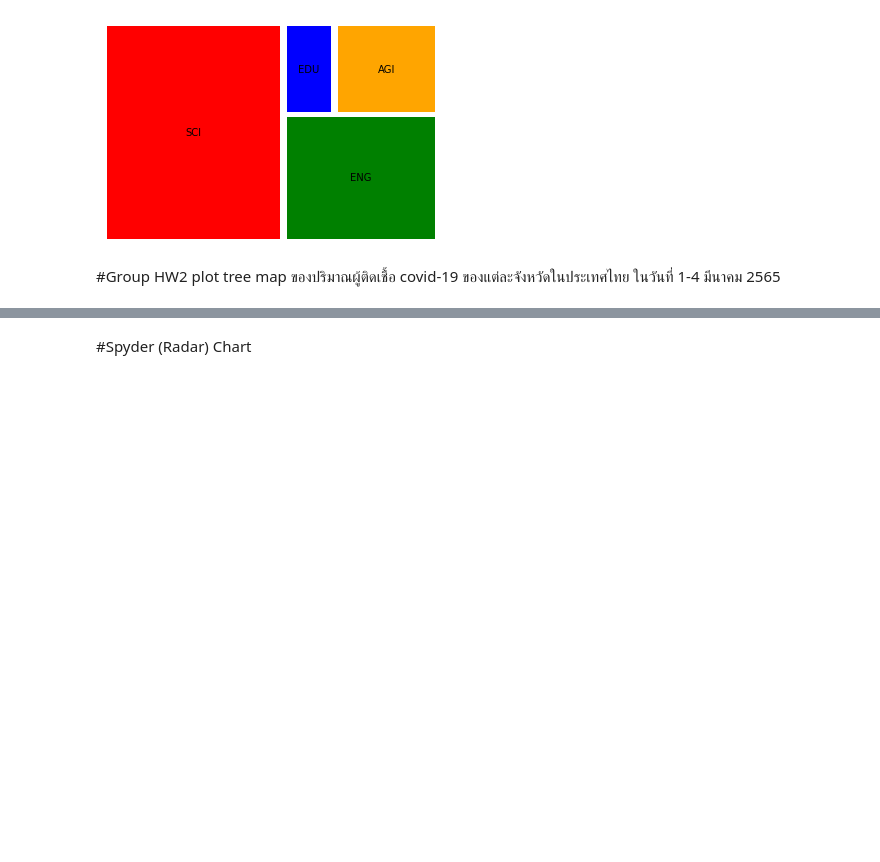
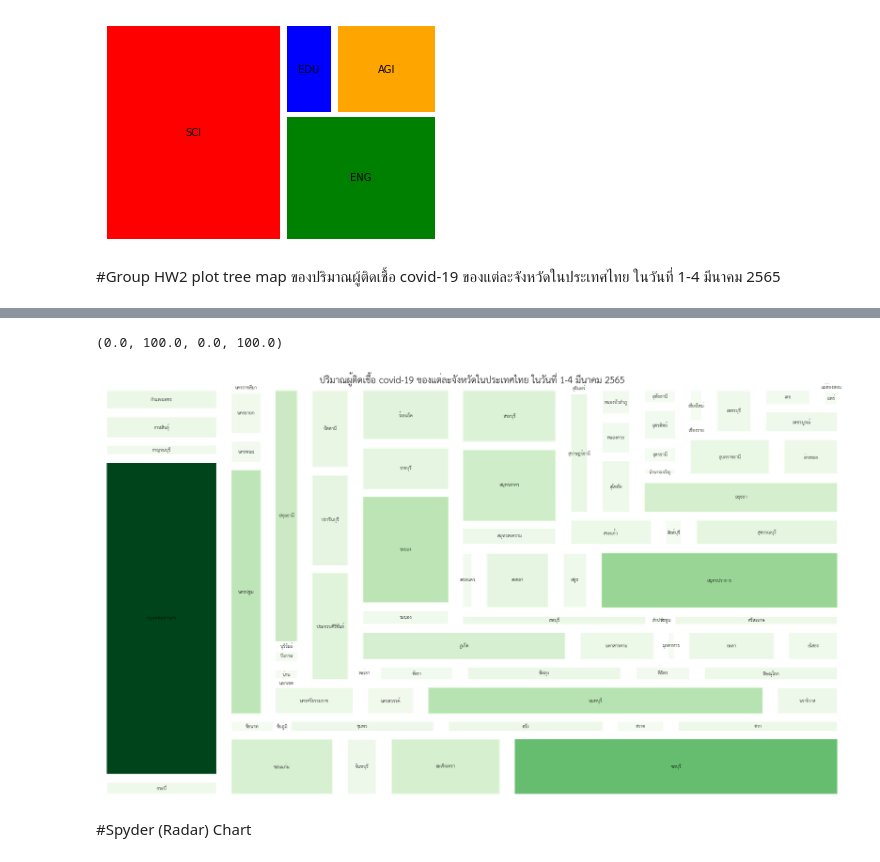
Before and after one commit to Nunticha24/data_viz_2022, a Jupyter notebook: DataViz04_Data_Comparison.ipynb, the cells around one changed output, grey strips where cells are left out. Saved outputs shown, nothing was run; the diff lists cells and outputs as text; code cells hidden in the pictures; blank space fills up the shorter version.

Commit message:
เสร็จ Group HW2

```diff
--- a/DataViz04_Data_Comparison.ipynb
+++ b/DataViz04_Data_Comparison.ipynb
@@ -428,0 +482,3 @@ plot tree map ของปริมาณผู้ติดเชื้อ covid
+# %%
+data_cases1_drop = data_cases1.dropna() #.dropna() ลบข้อมูลที่เป็น NaN ออก
+data_cases1_drop #แสดงค่าออกมา
@@ -428,0 +541,5 @@ plot tree map ของปริมาณผู้ติดเชื้อ covid
+# %%
+data_gb = data_cases1_drop.groupby('province_of_onset')['No.'].count() #โดยการเเบ่งกลุ่มเเต่ละจังหวัดว่ามีกี่คน เเละ .count เพื่อนำมานับจำนวนสมาชิกในตาราง pandans
+df_gb1 = pd.DataFrame(data_gb)
+df_gb2_noindex = df_gb1.reset_index() #reset_index ใช้เพื่อสำหรับลบช่องว่าง
+df_gb2_noindex
@@ -428,0 +566,4 @@ plot tree map ของปริมาณผู้ติดเชื้อ covid
+# %%
+import matplotlib as mpl #ให้ matplotlib เรียกว่า mpl
+mpl.font_manager.fontManager.addfont('thsarabunnew-webfont.ttf') #ทำการใส่ font
+mpl.rc('font', family='TH Sarabun New') #ทำการใส่ font
@@ -429,3 +577,17 @@ plot tree map ของปริมาณผู้ติดเชื้อ covid
+# %%
+cmap = matplotlib.cm.Greens #เลือกสีของกราฟ
+norm = matplotlib.colors.Normalize(vmin=min(df_gb2_noindex['No.']), vmax=max(df_gb2_noindex['No.']))
+colors = [cmap(norm(value)) for value in df_gb2_noindex['No.']]
+# %%
+fig = plt.gcf()
+fig.set_size_inches(30, 17)
+
+squarify.plot(df_gb2_noindex['No.'],label=df_gb2_noindex['province_of_onset'],color=colors,pad=True) #พร็อต tree map
+plt.title('ปริมาณผู้ติดเชื้อ covid-19 ของแต่ละจังหวัดในประเทศไทย ในวันที่ 1-4 มีนาคม 2565',fontsize=20)
+plt.axis('off')
+# %% [output]
+(0.0, 100.0, 0.0, 100.0)
+[figure, added]
 # %% [markdown]
 #Spyder (Radar) Chart
 # %%
```
Also changed, not shown: parts of 13 cells of this notebook.
